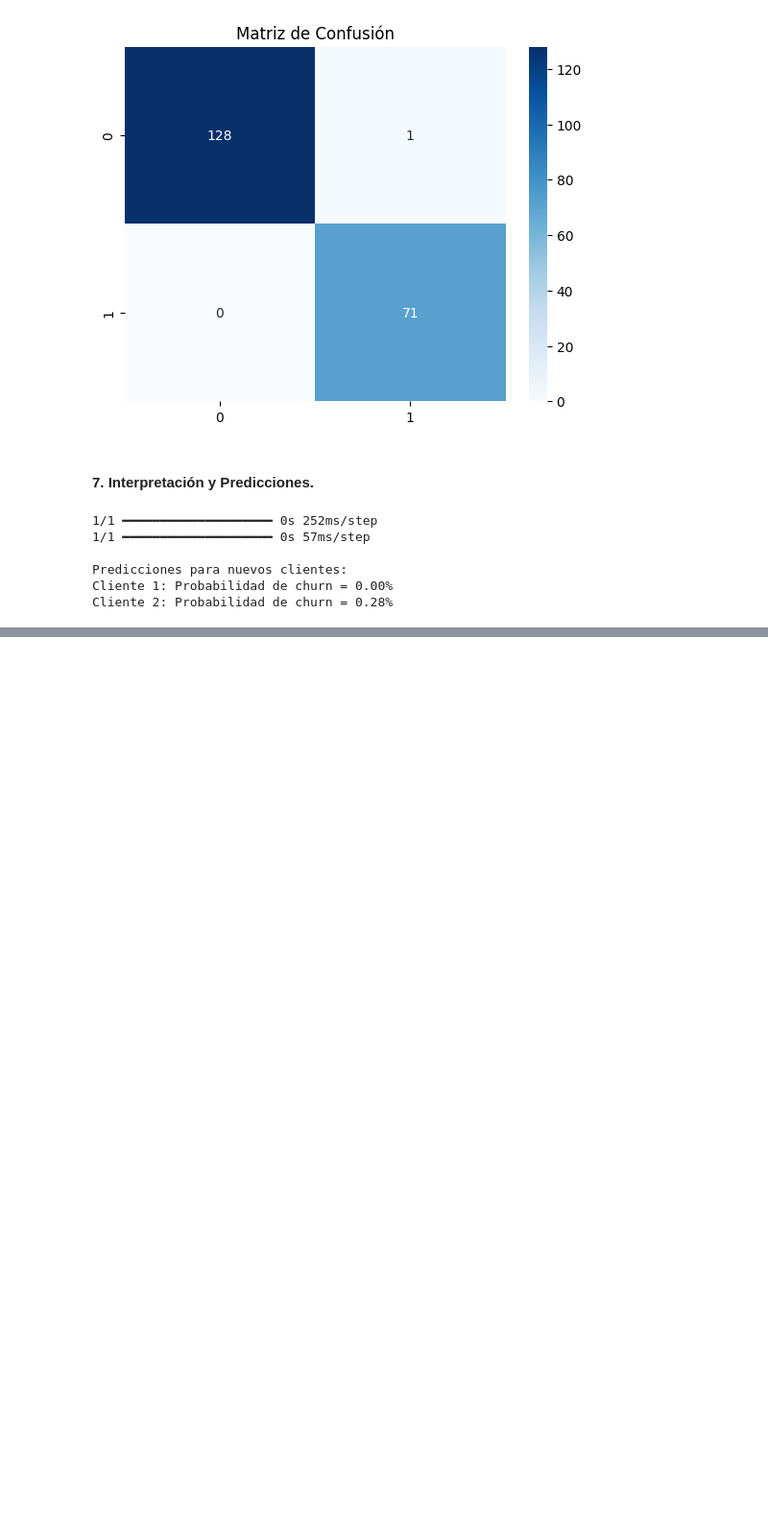
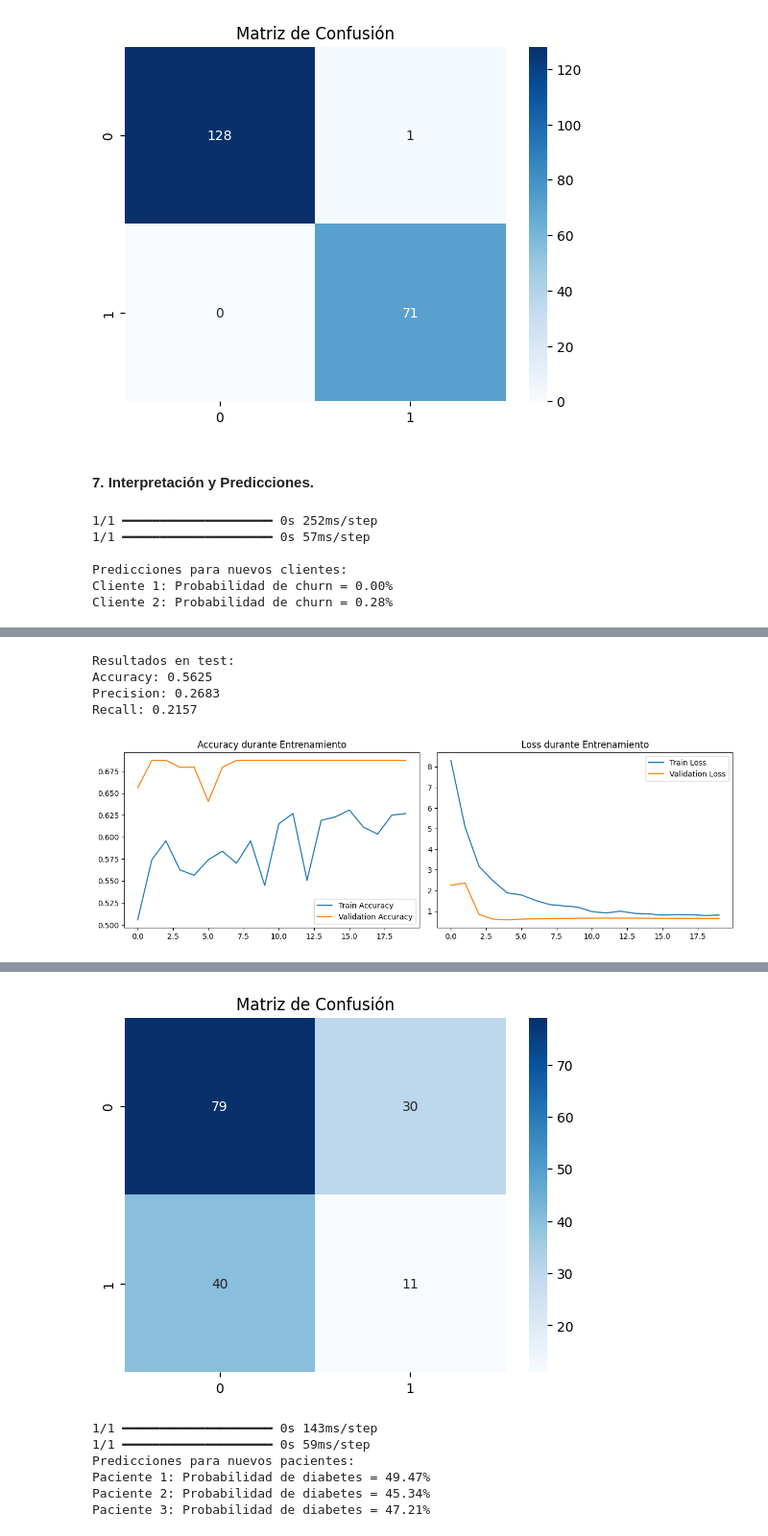
Before and after one commit to rodrigoalegre210/IA, a Jupyter notebook: IA-10.ipynb, the cells around one changed output, grey strips where cells are left out. Shown at 96% size. Saved outputs shown, nothing was run; the diff lists cells and outputs as text; code cells hidden in the pictures; blank space fills up the shorter version.

```diff
--- a/IA-10.ipynb
+++ b/IA-10.ipynb
@@ -241,0 +381,16 @@ Cliente 2: Probabilidad de churn = 0.28%
+# %%
+early_stop = EarlyStopping(
+    monitor = 'val_loss',
+    patience = 15,
+    restore_best_weights = True,
+    verbose = 1
+)
+
+history = model.fit(
+    X_train, y_train,
+    epochs = 100,
+    batch_size = 32,
+    validation_split = 0.2,
+    callbacks = [early_stop],
+    verbose = 1
+)
@@ -241,0 +415,36 @@ Cliente 2: Probabilidad de churn = 0.28%
+# %%
+test_loss, test_acc, test_precision, test_recall = model.evaluate(X_test, y_test, verbose = 0)
+print(f"Resultados en test:")
+print(f"Accuracy: {test_acc:.4f}")
+print(f"Precision: {test_precision:.4f}")
+print(f"Recall: {test_recall:.4f}")
+
+plt.figure(figsize=(12, 4))
+
+plt.subplot(1, 2, 1)
+plt.plot(history.history['accuracy'], label='Train Accuracy')
+plt.plot(history.history['val_accuracy'], label='Validation Accuracy')
+plt.title('Accuracy durante Entrenamiento')
+plt.legend()
+
+plt.subplot(1, 2, 2)
+plt.plot(history.history['loss'], label='Train Loss')
+plt.plot(history.history['val_loss'], label='Validation Loss')
+plt.title('Loss durante Entrenamiento')
+plt.legend()
+
+plt.tight_layout()
+plt.show()
+
+# Matriz de confusión
+y_pred = (model.predict(X_test) > 0.5).astype(int)
+cm = confusion_matrix(y_test, y_pred)
+sns.heatmap(cm, annot=True, fmt='d', cmap='Blues')
+plt.title('Matriz de Confusión')
+plt.show()
+# %% [output]
+Resultados en test:
+Accuracy: 0.5625
+Precision: 0.2683
+Recall: 0.2157
+[figure, added]
@@ -241,0 +452,18 @@ Cliente 2: Probabilidad de churn = 0.28%
+[figure, added]
+# %%
+nuevos_pacientes = np.array([[25, 19.5, 89, 159], [65, 32.324, 133, 78], [43, 23.8588, 173, 134]])
+nuevos_pacientes_scaled = scaler.fit_transform(nuevos_pacientes)
+
+predicciones = model.predict(nuevos_pacientes_scaled)
+probabilidades = model.predict(nuevos_pacientes_scaled)
+
+print("Predicciones para nuevos pacientes:")
+for i, (paciente, prob) in enumerate(zip(nuevos_pacientes, probabilidades)):
+    print(f"Paciente {i+1}: Probabilidad de diabetes = {prob[0]:.2%}")
+# %% [output]
+1/1 ━━━━━━━━━━━━━━━━━━━━ 0s 143ms/step
+1/1 ━━━━━━━━━━━━━━━━━━━━ 0s 59ms/step
+Predicciones para nuevos pacientes:
+Paciente 1: Probabilidad de diabetes = 49.47%
+Paciente 2: Probabilidad de diabetes = 45.34%
+Paciente 3: Probabilidad de diabetes = 47.21%
```
Also changed, not shown: parts of 10 cells of this notebook.
